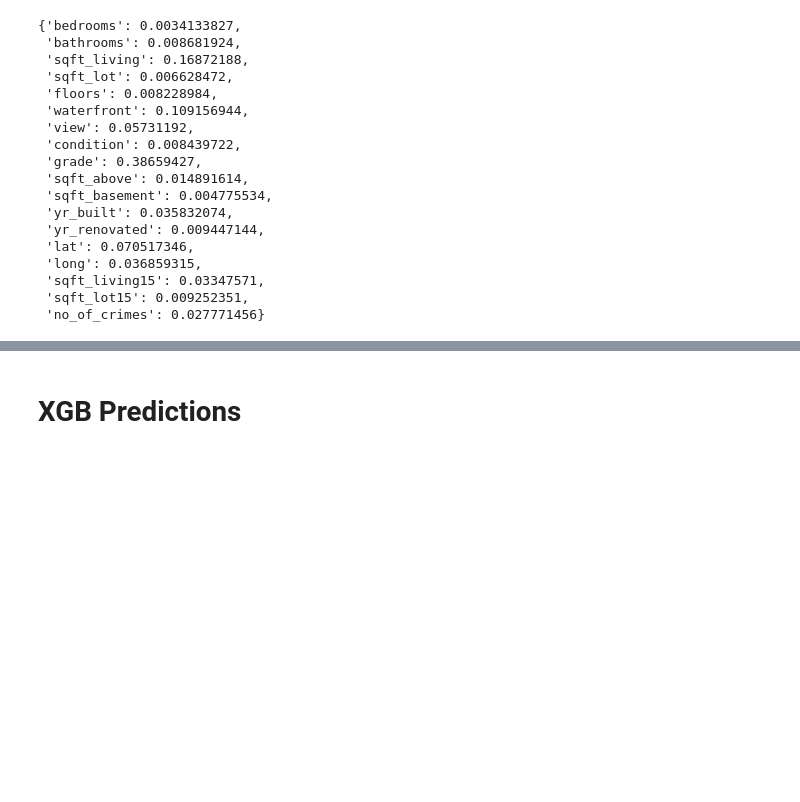
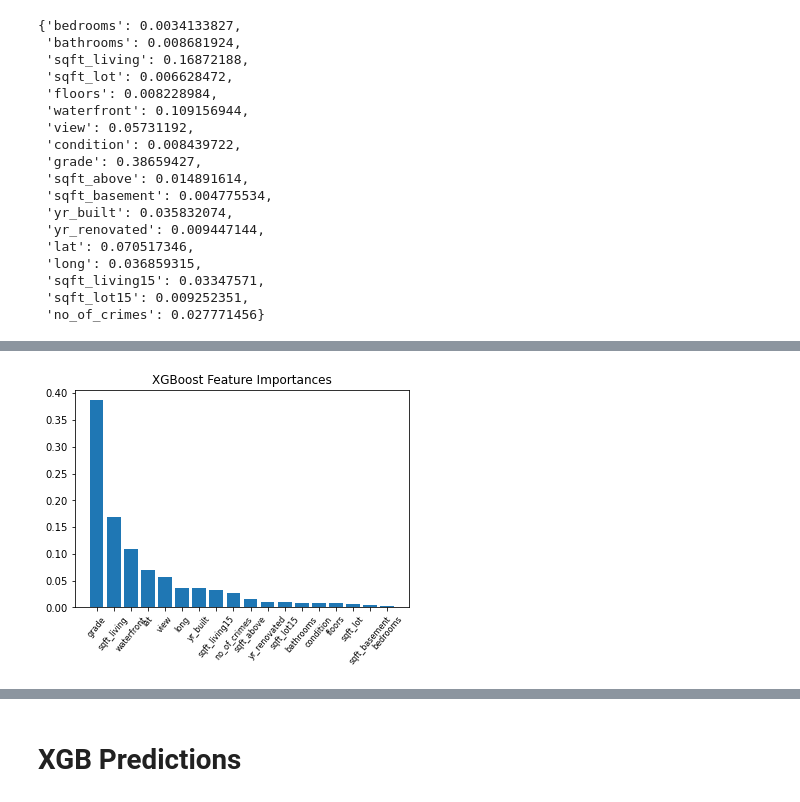
Before and after one commit to dvh549/Machine_Learning, a Jupyter notebook: House Sales Prediction - Linear Regression, Lasso Regression & XGBoost Regression.ipynb, the cells around one changed output, grey strips where cells are left out. Drawn from its saved outputs; the diff is of its cells as text; code cells hidden in the pictures; blank space fills up the shorter version.

Commit message:
Updated to include feature importance graphs

```diff
--- a/House Sales Prediction - Linear Regression, Lasso Regression & XGBoost Regression.ipynb
+++ b/House Sales Prediction - Linear Regression, Lasso Regression & XGBoost Regression.ipynb
@@ -803,3 +803,15 @@ importance_dict_with_crime
  'sqft_living15': 0.03347571,
  'sqft_lot15': 0.009252351,
  'no_of_crimes': 0.027771456}
+# %%
+# sort importance
+
+sorted_importance = dict(sorted(importance_dict_with_crime.items(), key = lambda x: x[1], reverse=True))
+
+sorted_names, sorted_values = [], []
+
+for sorted_name in sorted_importance:
+    sorted_names.append(sorted_name)
+    sorted_values.append(sorted_importance[sorted_name])
+
+sorted_names, sorted_values
@@ -805,0 +836,9 @@ importance_dict_with_crime
+# %%
+# plot feature importance (overall)
+
+plt.bar(range(len(sorted_names)), sorted_values)
+plt.xticks(range(len(sorted_names)), sorted_names, rotation=50, fontsize = 8)
+plt.title("XGBoost Feature Importances")
+plt.show()
+# %% [output]
+[figure, added]
```
Also changed, not shown: parts of 4 cells of this notebook.
